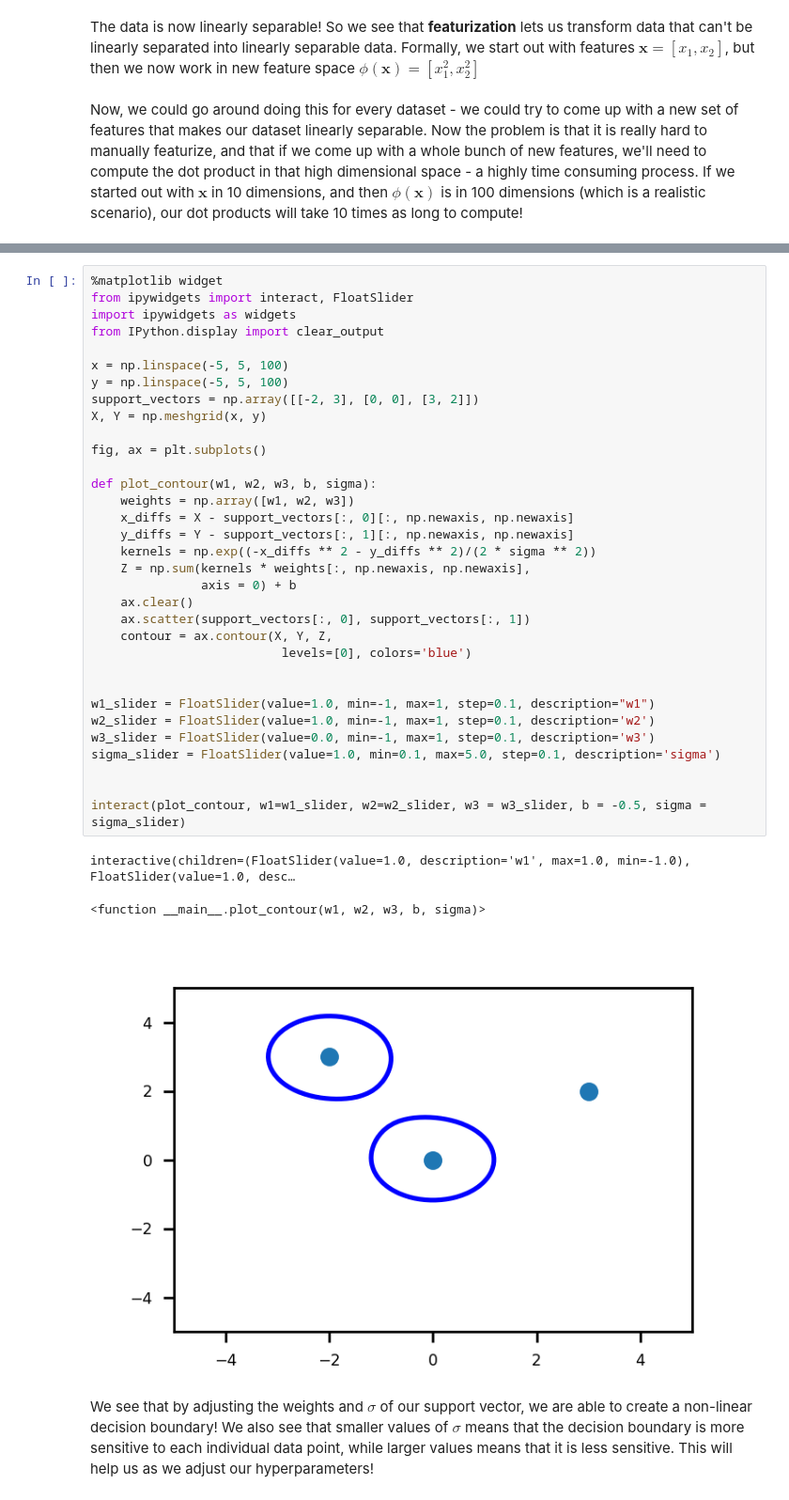
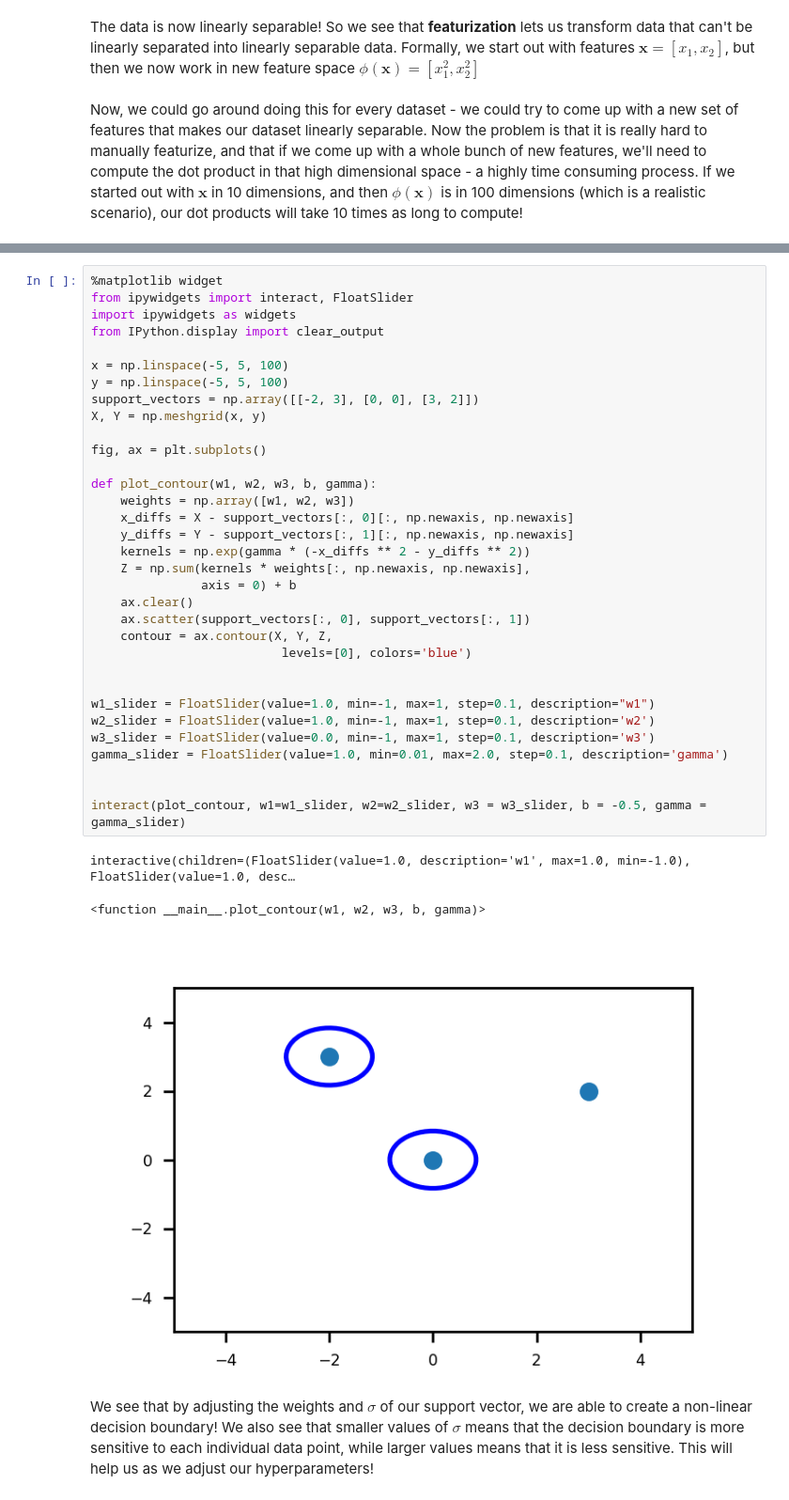
Before and after one commit to JackieLee23/SVM_tutorial, a Jupyter notebook: SVM_tutorial.ipynb, the cells around one changed output, grey strips where cells are left out. Shown at 94% size. Saved outputs shown, nothing was run; the diff lists cells and outputs as text.

```diff
--- a/SVM_tutorial.ipynb
+++ b/SVM_tutorial.ipynb
@@ -434,39 +440,39 @@ Where $\sigma$ is another **hyperparameter** that we choose! Let's take a look a
 %matplotlib widget
 from ipywidgets import interact, FloatSlider
 import ipywidgets as widgets
 from IPython.display import clear_output
 
 x = np.linspace(-5, 5, 100)
 y = np.linspace(-5, 5, 100)
 support_vectors = np.array([[-2, 3], [0, 0], [3, 2]])
 X, Y = np.meshgrid(x, y)
 
 fig, ax = plt.subplots()
 
-def plot_contour(w1, w2, w3, b, sigma):
+def plot_contour(w1, w2, w3, b, gamma):
     weights = np.array([w1, w2, w3])
     x_diffs = X - support_vectors[:, 0][:, np.newaxis, np.newaxis]
     y_diffs = Y - support_vectors[:, 1][:, np.newaxis, np.newaxis]
-    kernels = np.exp((-x_diffs ** 2 - y_diffs ** 2)/(2 * sigma ** 2))
+    kernels = np.exp(gamma * (-x_diffs ** 2 - y_diffs ** 2))
     Z = np.sum(kernels * weights[:, np.newaxis, np.newaxis],
                axis = 0) + b
     ax.clear()
     ax.scatter(support_vectors[:, 0], support_vectors[:, 1])
     contour = ax.contour(X, Y, Z,
                           levels=[0], colors='blue')
 
 
 w1_slider = FloatSlider(value=1.0, min=-1, max=1, step=0.1, description="w1")
 w2_slider = FloatSlider(value=1.0, min=-1, max=1, step=0.1, description='w2')
 w3_slider = FloatSlider(value=0.0, min=-1, max=1, step=0.1, description='w3')
-sigma_slider = FloatSlider(value=1.0, min=0.1, max=5.0, step=0.1, description='sigma')
+gamma_slider = FloatSlider(value=1.0, min=0.01, max=2.0, step=0.1, description='gamma')
 
 
-interact(plot_contour, w1=w1_slider, w2=w2_slider, w3 = w3_slider, b = -0.5, sigma = sigma_slider)
+interact(plot_contour, w1=w1_slider, w2=w2_slider, w3 = w3_slider, b = -0.5, gamma = gamma_slider)
 # %% [output]
 interactive(children=(FloatSlider(value=1.0, description='w1', max=1.0, min=-1.0), FloatSlider(value=1.0, desc…
-<function __main__.plot_contour(w1, w2, w3, b, sigma)>
+<function __main__.plot_contour(w1, w2, w3, b, gamma)>
-[figure, old version]
+[figure, new version]
 # %% [markdown]
 We see that by adjusting the weights and $\sigma$ of our support vector, we are able to create a non-linear decision boundary! We also see that smaller values of $\sigma$ means that the decision boundary is more sensitive to each individual data point, while larger values means that it is less sensitive. This will help us as we adjust our hyperparameters!
 # %% [markdown]
```
Also changed, not shown: parts of 22 cells of this notebook.
